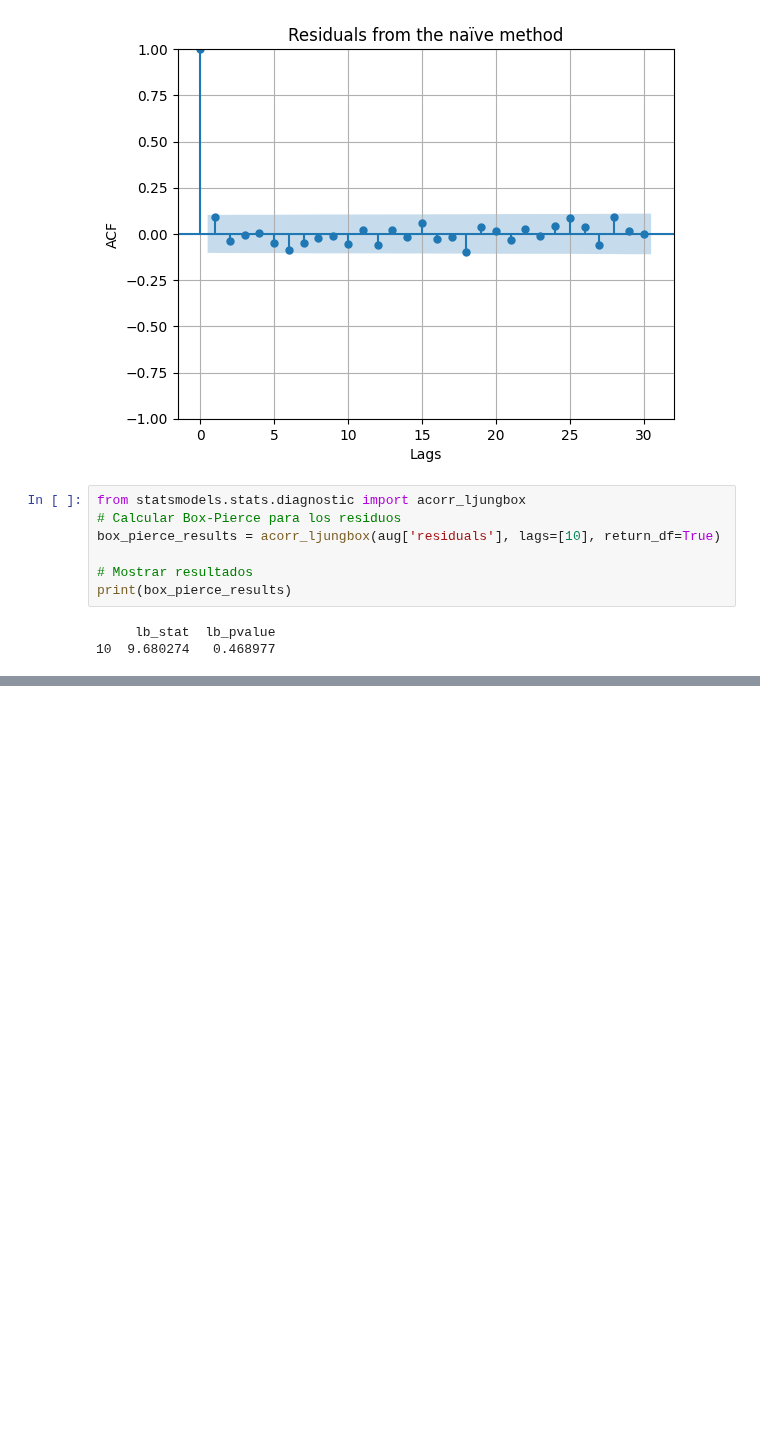
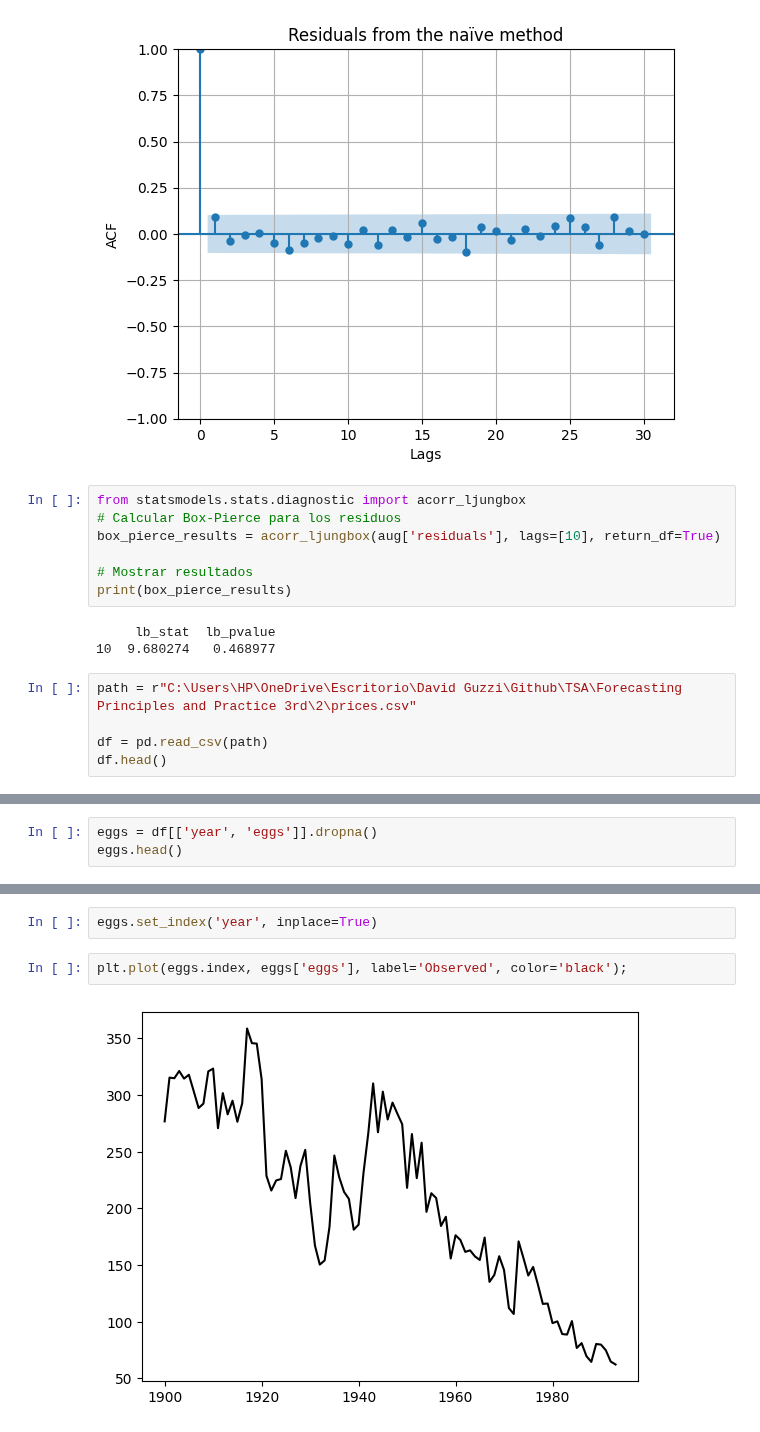
Before and after one commit to DavidGuzzi/TSA, a Jupyter notebook: Forecasting Principles and Practice 3rd/2/5.ipynb, the cells around one changed output, grey strips where cells are left out. Saved outputs shown, nothing was run; the diff lists cells and outputs as text; blank space fills up the shorter version.

```diff
--- a/Forecasting Principles and Practice 3rd/2/5.ipynb
+++ b/Forecasting Principles and Practice 3rd/2/5.ipynb
@@ -440,3 +440,8 @@ print(box_pierce_results)
 # %% [output]
      lb_stat  lb_pvalue
 10  9.680274   0.468977
+# %%
+path = r"C:\Users\HP\OneDrive\Escritorio\David Guzzi\Github\TSA\Forecasting Principles and Practice 3rd\2\prices.csv"
+
+df = pd.read_csv(path)
+df.head()
@@ -442,0 +455,3 @@ print(box_pierce_results)
+# %%
+eggs = df[['year', 'eggs']].dropna()
+eggs.head()
@@ -442,0 +465,6 @@ print(box_pierce_results)
+# %%
+eggs.set_index('year', inplace=True)
+# %%
+plt.plot(eggs.index, eggs['eggs'], label='Observed', color='black');
+# %% [output]
+[figure, added]
```
Also changed, not shown: parts of 2 cells of this notebook, 1 other file.
